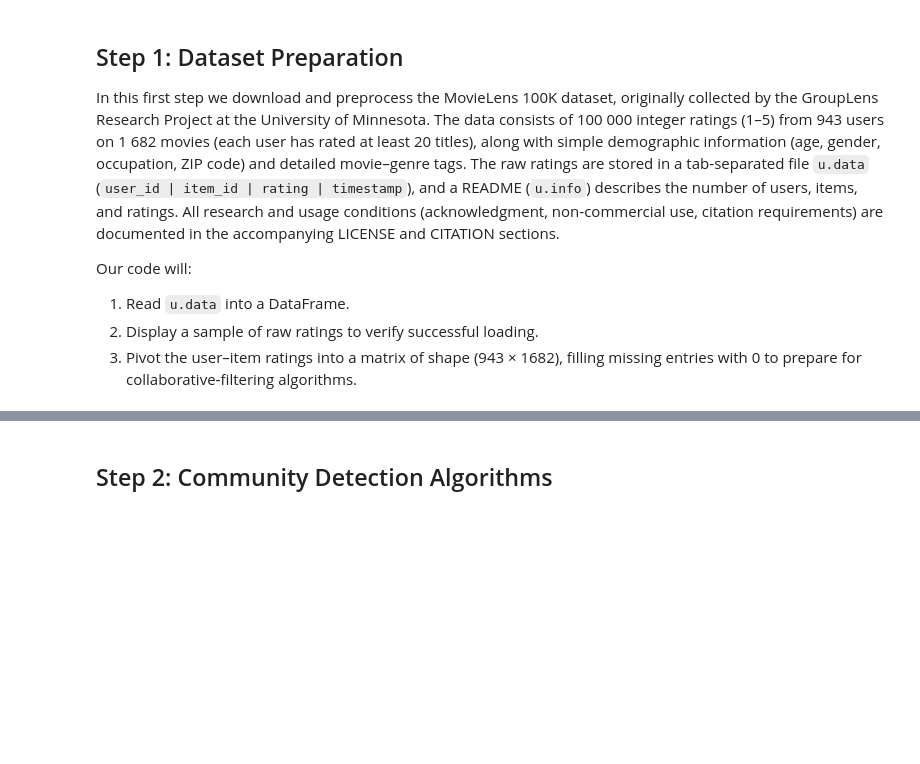
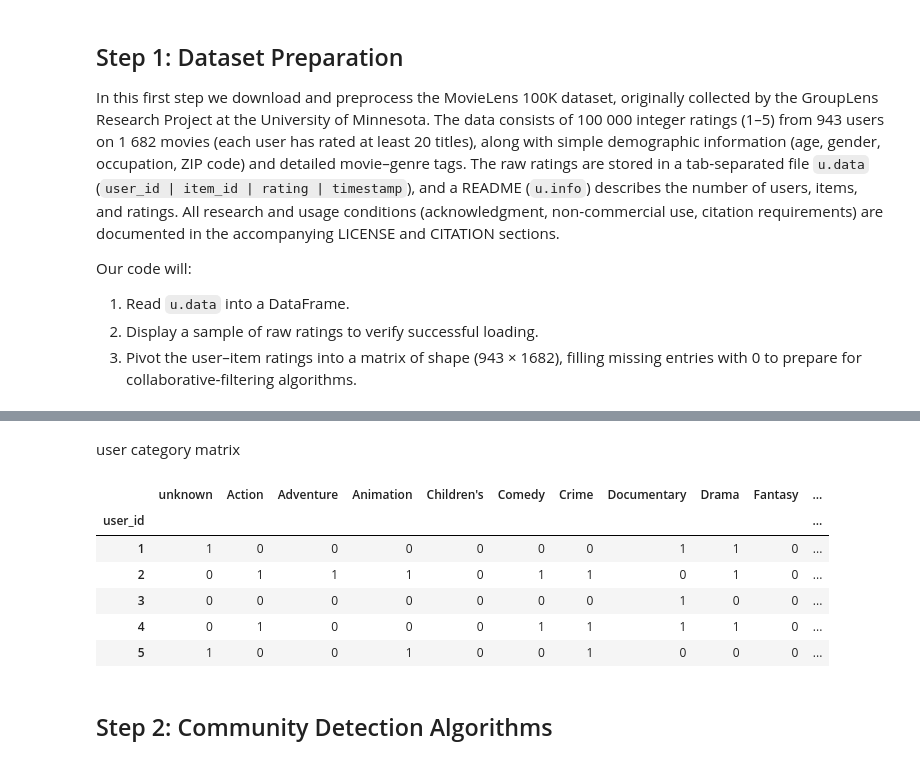
Before and after one commit to MatteoZorzi/RecomenderSystemsProject, a Jupyter notebook: PaperImplementation.ipynb, the cells around one changed output, grey strips where cells are left out. Drawn from its saved outputs; the diff is of its cells as text; code cells hidden in the pictures; blank space fills up the shorter version.

```diff
--- a/PaperImplementation.ipynb
+++ b/PaperImplementation.ipynb
@@ -108,3 +125,39 @@ User-Item Rating Matrix (first 5 users, first 5 items):
+# %% [markdown]
+user category matrix
+# %%
+def build_user_genre_matrix(ratings, items, threshold=3.5):
+    # Merge ratings with item genre info
+    merged = ratings.merge(items, on='item_id')
+
+    # Get list of genre columns (assuming they are all except 'item_id')
+    genre_columns = [col for col in items.columns if col != 'item_id']
+
+    # Multiply ratings with genre indicators
+    for genre in genre_columns:
+        merged[genre] = merged[genre] * merged['rating']
+
+    # Group by user and compute average rating per genre
+    genre_sums = merged.groupby('user_id')[genre_columns].sum()
+    genre_counts = merged.groupby('user_id')[genre_columns].apply(lambda x: (x != 0).sum())
+    genre_avgs = genre_sums / genre_counts
+
+    # Binary thresholding
+    user_genre_binary = (genre_avgs > threshold).astype(int)
+
+    user_genre_binary.index.name = 'user_id'
+
+    return user_genre_binary
+# %%
+binary_user_genre_matrix = build_user_genre_matrix(ratings, items, threshold=3.5)
+binary_user_genre_matrix.head()
+# %% [output]
+|  | unknown | Action | Adventure | Animation | Children's | Comedy | Crime | Documentary | Drama | Fantasy | ... |
+| user_id |  |  |  |  |  |  |  |  |  |  | ... |
+| 1 | 1 | 0 | 0 | 0 | 0 | 0 | 0 | 1 | 1 | 0 | ... |
+| 2 | 0 | 1 | 1 | 1 | 0 | 1 | 1 | 0 | 1 | 0 | ... |
+| 3 | 0 | 0 | 0 | 0 | 0 | 0 | 0 | 1 | 0 | 0 | ... |
+| 4 | 0 | 1 | 0 | 0 | 0 | 1 | 1 | 1 | 1 | 0 | ... |
+| 5 | 1 | 0 | 0 | 1 | 0 | 0 | 1 | 0 | 0 | 0 | ... |
 # %% [markdown]
 ## Step 2: Community Detection Algorithms
 # %% [markdown]
```
Also changed, not shown: parts of 11 cells of this notebook, 1 other file.
